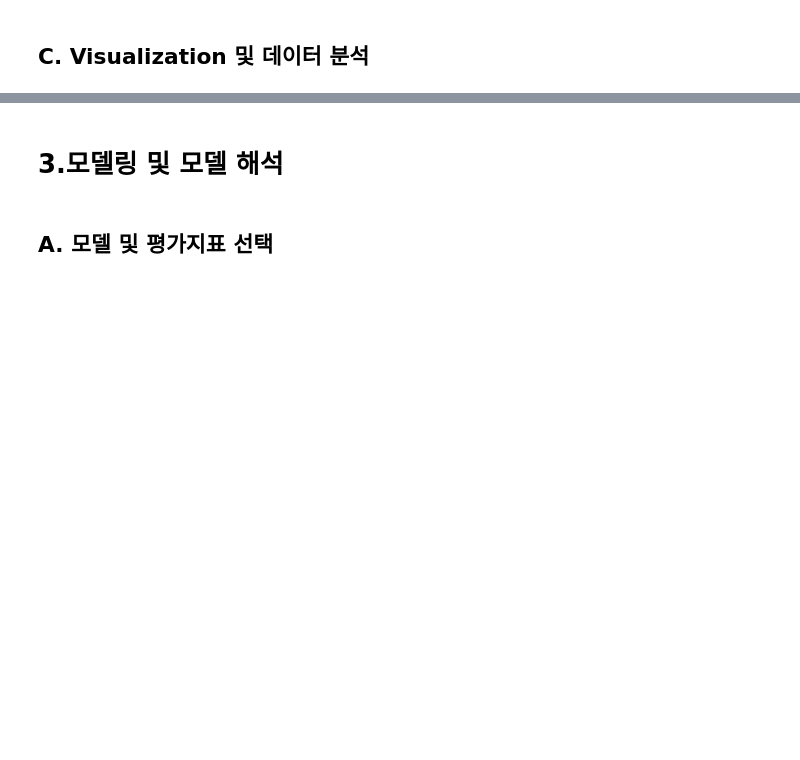
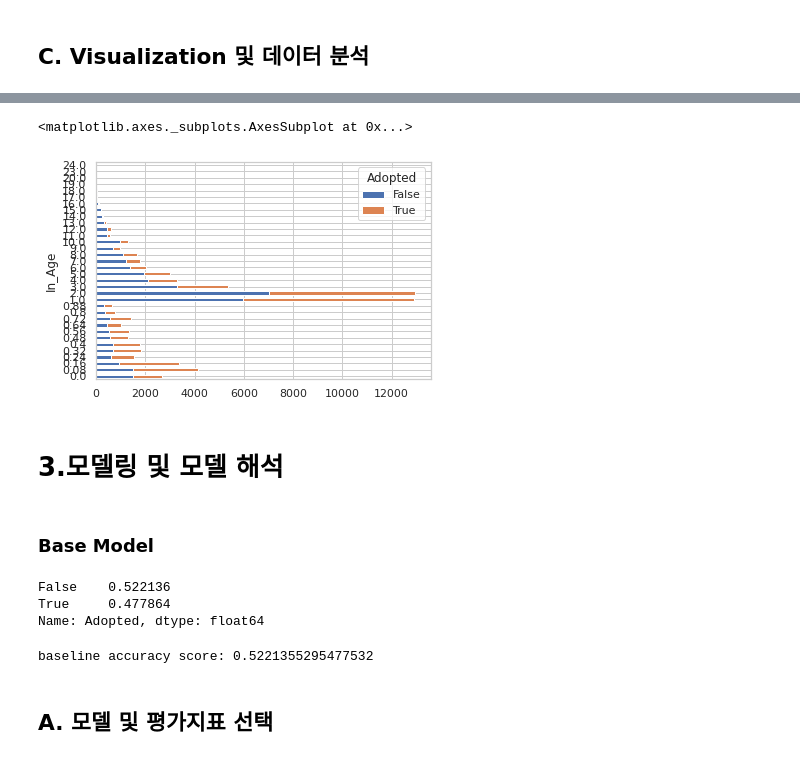
Before and after one commit to jayJ-hub/Section1_Project-, a Jupyter notebook: Section2_Project.ipynb, the cells around one changed output, grey strips where cells are left out. Cells and saved outputs as stored; diff of their text form; code cells hidden in the pictures; blank space fills up the shorter version.

```diff
--- a/Section2_Project.ipynb
+++ b/Section2_Project.ipynb
@@ -1756,2 +2088,22 @@ outcome[outcome['Animal ID'] == searchID ]
+# %%
+
+df_groupby = train.groupby(['In_Age','Adopted'])['Adopted'].count().unstack()
+df_groupby.plot(
+    kind = 'barh',
+    stacked = True,
+    mark_right = True
+)
+# %% [output]
+<matplotlib.axes._subplots.AxesSubplot at 0x...>
+[figure, added]
 # %% [markdown]
  # 3.모델링 및 모델 해석
+# %% [markdown]
+### Base Model
+# %%
+#proposition of target
+y_train.value_counts(normalize=True)
+# %% [output]
+False    0.522136
+True     0.477864
+Name: Adopted, dtype: float64
@@ -1758,3 +2116,8 @@ outcome[outcome['Animal ID'] == searchID ]
+# %%
+baseline_accuracy_score = calculate_baseline_score(train)
+print("baseline accuracy score:", baseline_accuracy_score)
+# %% [output]
+baseline accuracy score: 0.5221355295477532
 # %% [markdown]
 ## A. 모델 및 평가지표 선택
 # %% [markdown]
```
Also changed, not shown: parts of 64 cells of this notebook.
